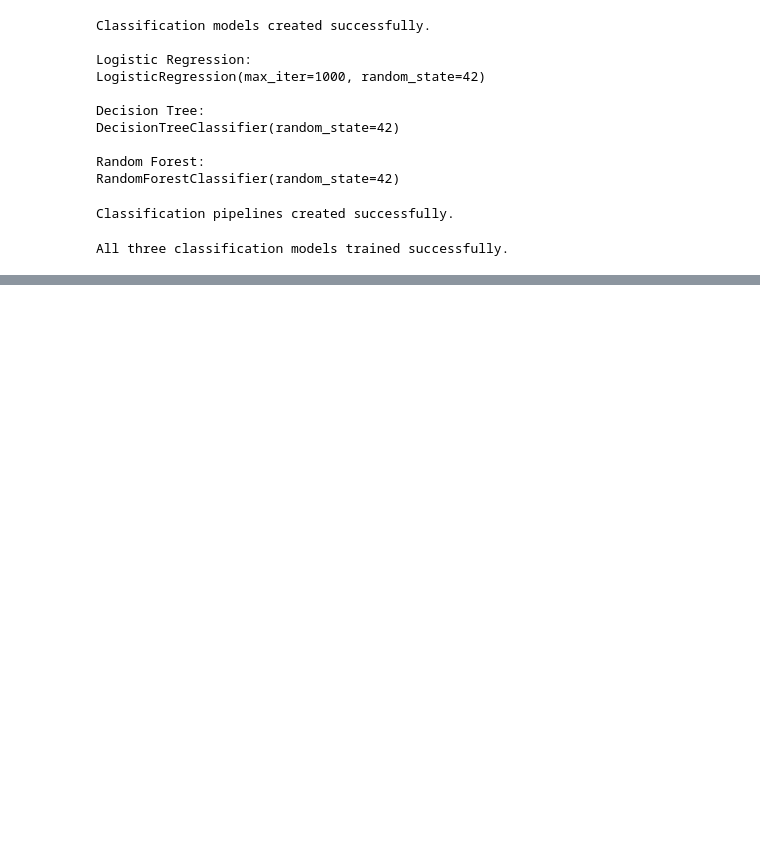
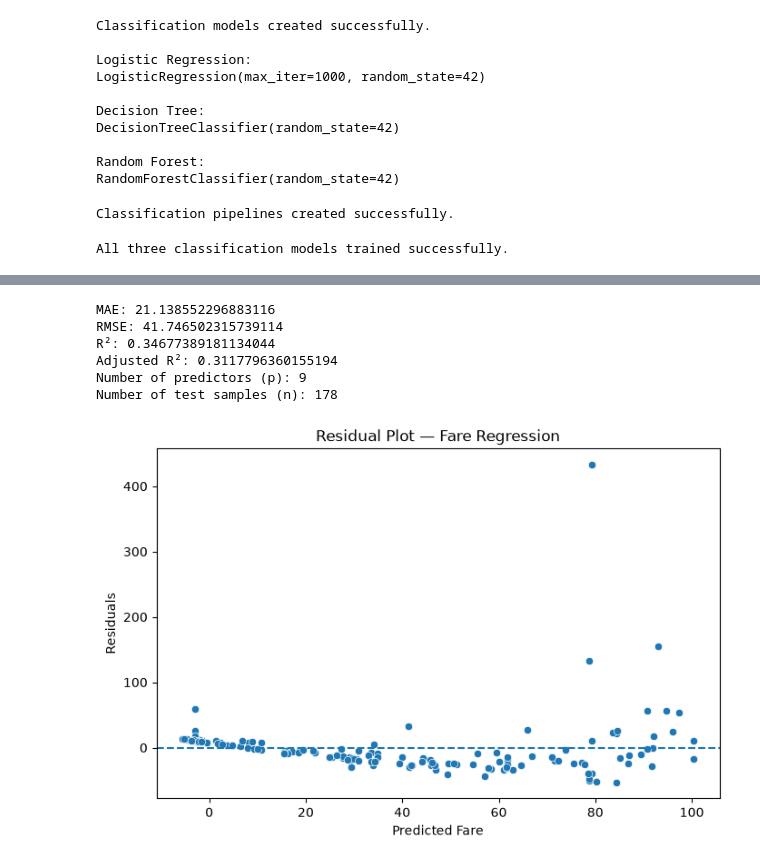
Before and after one commit to sirikidevicharanteja-123/zepto-data-ai-capstone, a Jupyter notebook: analytics/02_modeling.ipynb, the cells around one changed output, grey strips where cells are left out. Cells and saved outputs as stored; diff of their text form; code cells hidden in the pictures; blank space fills up the shorter version.

```diff
--- a/analytics/02_modeling.ipynb
+++ b/analytics/02_modeling.ipynb
@@ -779,0 +993,8 @@ The baseline Logistic Regression model achieved a precision of 0.7931, recall of
+# %%
+# FARE REGRESSION — LINEAR REGRESSION PIPELINE
+regression_pipeline = Pipeline([
+    ("preprocessor", reg_preprocessor),
+    ("regressor", LinearRegression())
+])
+
+print("Linear Regression pipeline created successfully.")
@@ -779,0 +1003,6 @@ The baseline Logistic Regression model achieved a precision of 0.7931, recall of
+# %%
+# FARE REGRESSION — MODEL TRAINING
+
+regression_pipeline.fit(X_reg_train, y_reg_train)
+
+print("Linear Regression model trained successfully.")
@@ -779,0 +1011,10 @@ The baseline Logistic Regression model achieved a precision of 0.7931, recall of
+# %%
+# FARE REGRESSION — PREDICTIONS
+
+y_reg_pred = regression_pipeline.predict(X_reg_test)
+
+print("First 10 actual fare values:")
+print(y_reg_test.head(10).values)
+
+print("\nFirst 10 predicted fare values:")
+print(y_reg_pred[:10])
@@ -779,0 +1029,55 @@ The baseline Logistic Regression model achieved a precision of 0.7931, recall of
+# %%
+# FARE REGRESSION — MODEL EVALUATION
+
+mae = mean_absolute_error(y_reg_test, y_reg_pred)
+
+rmse = np.sqrt(
+    mean_squared_error(y_reg_test, y_reg_pred)
+)
+
+r2 = r2_score(y_reg_test, y_reg_pred)
+
+# Number of test samples
+n = len(y_reg_test)
+
+# Number of predictors after preprocessing
+p = regression_pipeline.named_steps["preprocessor"].transform(
+    X_reg_test
+).shape[1]
+
+adjusted_r2 = 1 - ((1 - r2) * (n - 1) / (n - p - 1))
+
+print("MAE:", mae)
+print("RMSE:", rmse)
+print("R²:", r2)
+print("Adjusted R²:", adjusted_r2)
+print("Number of predictors (p):", p)
+print("Number of test samples (n):", n)
+# %% [output]
+MAE: 21.138552296883116
+RMSE: 41.746502315739114
+R²: 0.34677389181134044
+Adjusted R²: 0.3117796360155194
+Number of predictors (p): 9
+Number of test samples (n): 178
+# %%
+# FARE REGRESSION — RESIDUAL PLOT
+
+residuals = y_reg_test - y_reg_pred
+
+plt.figure(figsize=(8, 5))
+
+sns.scatterplot(
+    x=y_reg_pred,
+    y=residuals
+)
+
+plt.axhline(0, linestyle="--")
+
+plt.xlabel("Predicted Fare")
+plt.ylabel("Residuals")
+plt.title("Residual Plot — Fare Regression")
+
+plt.show()
+# %% [output]
+[figure, added]
```
Also changed, not shown: parts of 41 cells of this notebook, 4 other files.
